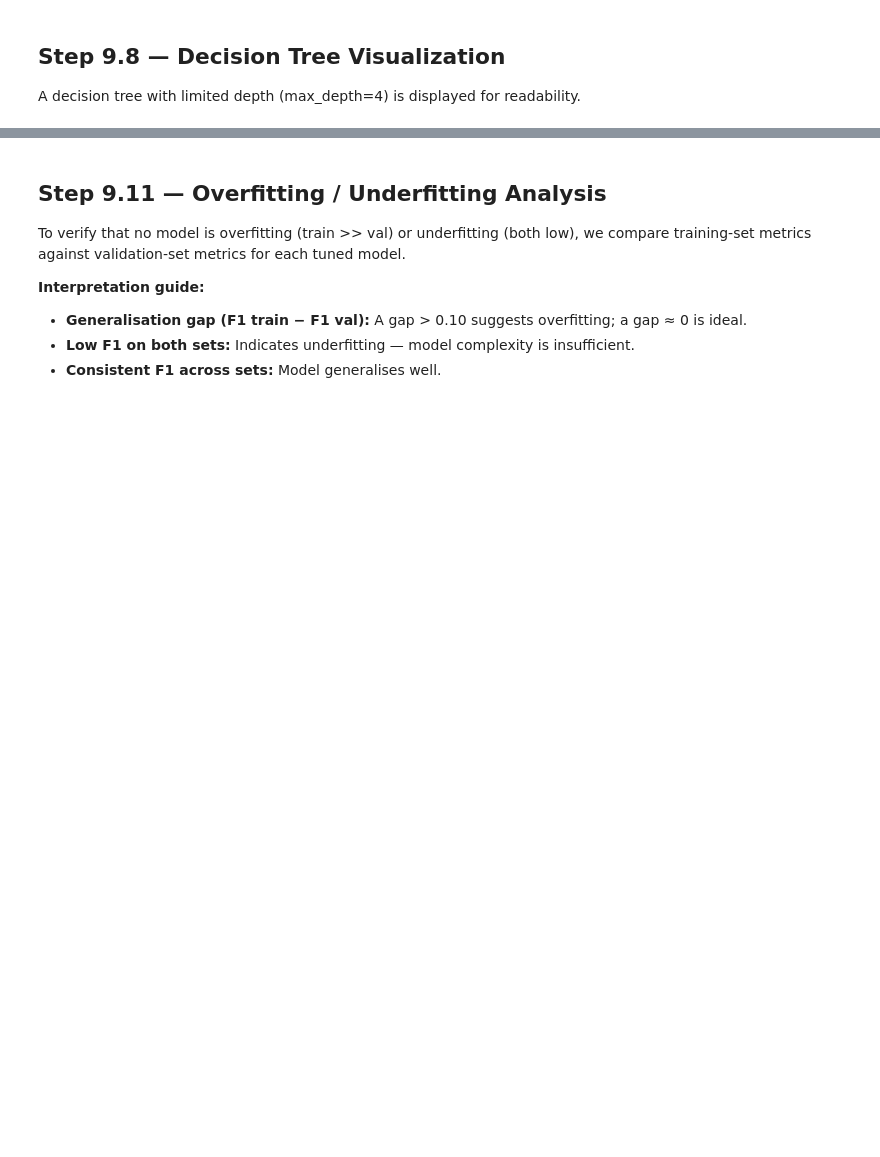
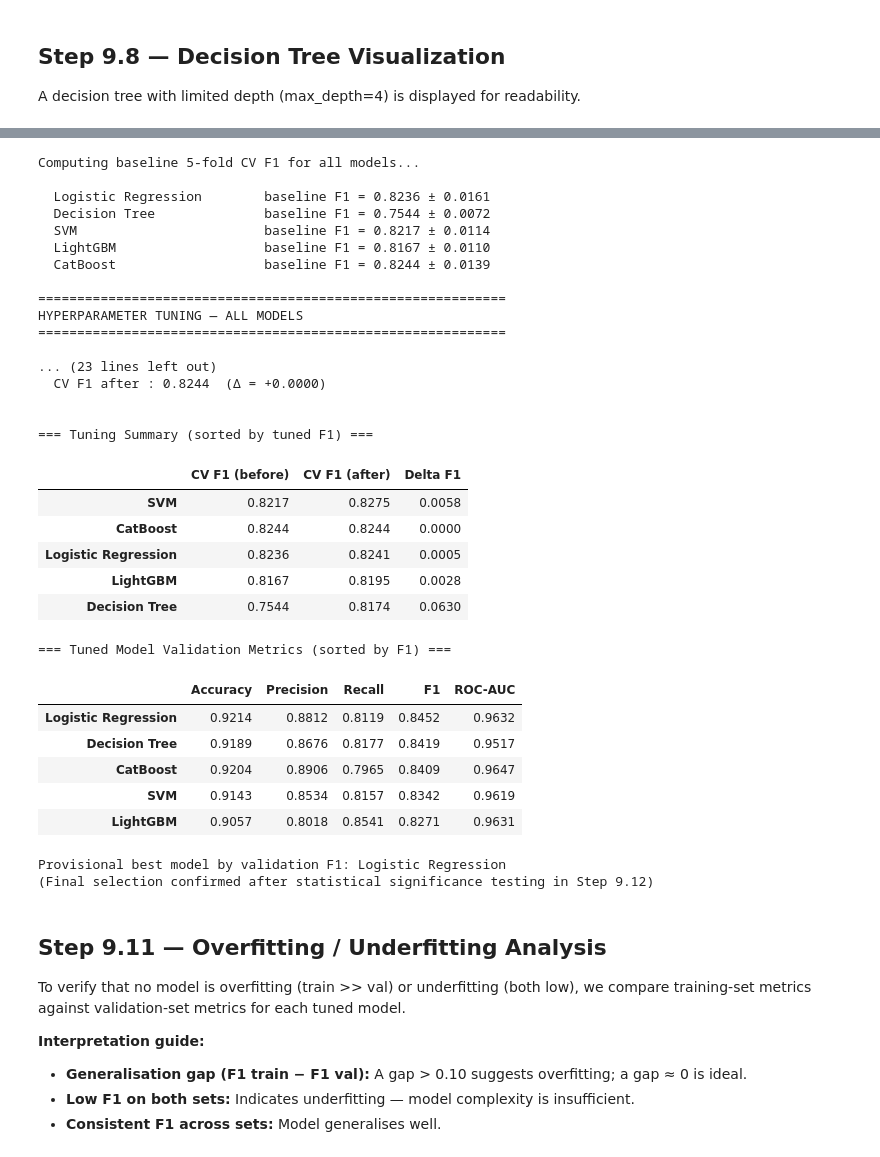
Before and after one commit to NoamFrei/DMDV_Final_Project, a Jupyter notebook: Classification_Section9_improved.ipynb, the cells around one changed output, grey strips where cells are left out. Cells and saved outputs as stored; diff of their text form; code cells hidden in the pictures; blank space fills up the shorter version.

```diff
--- a/Classification_Section9_improved.ipynb
+++ b/Classification_Section9_improved.ipynb
@@ -600,7 +595,7 @@ cv_tune = StratifiedKFold(n_splits=5, shuffle=True, random_state=RANDOM_SEED)
 
 # Parameter grids.
 # Pipeline models use 'clf__' prefix for the classifier's parameters.
-# XGBoost, LightGBM, CatBoost grids are added conditionally.
+# LightGBM and CatBoost grids are added conditionally.
 param_grids = {
     'Logistic Regression': {
         'clf__C'       : [0.01, 0.1, 1, 10, 100],
@@ -613,42 +608,12 @@ param_grids = {
         'min_samples_split': [2, 5, 10],
         'criterion'        : ['gini', 'entropy'],
     },
-    'Random Forest': {
-        'n_estimators'    : [100, 300],
-        'max_depth'       : [10, 20, None],
-        'min_samples_leaf': [1, 5],
-    },
-    'Naive Bayes': {
-        'clf__var_smoothing': [1e-9, 1e-7, 1e-5, 1e-3],
-    },
     'SVM': {
         'clf__C'     : [0.1, 1, 10],
         'clf__kernel': ['rbf', 'linear'],
         'clf__gamma' : ['scale', 'auto'],
     },
-    'KNN': {
-        'clf__n_neighbors': [5, 7, 11, 15],
-        'clf__weights'    : ['uniform', 'distance'],
-    },
-    'Extra Trees': {
-        'n_estimators'    : [100, 300],
-        'max_depth'       : [10, 20, None],
-        'min_samples_leaf': [1, 2],
-    },
-    'HistGradientBoosting': {
-        'max_iter'      : [200, 300],
-        'max_leaf_nodes': [31, 63],
-        'learning_rate' : [0.05, 0.1],
-    },
 }
-
-if XGB_AVAILABLE:
-    param_grids['XGBoost'] = {
-        'n_estimators'  : [200, 400],
-        'learning_rate' : [0.05, 0.1],
-        'max_depth'     : [4, 6, 8],
-        'subsample'     : [0.8, 1.0],
-    }
 
 if LGBM_AVAILABLE:
     param_grids['LightGBM'] = {
@@ -713,33 +678,66 @@ for name, model in models.items():
     print(f'  CV F1 before: {baseline_f1[name]:.4f}')
     print(f'  CV F1 after : {gs.best_score_:.4f}  (Δ = {delta:+.4f})')
 
 # ── Summary table ──────────────────────────────────────────────────────────────
 tuning_df = pd.DataFrame(tuning_results).T
 print('\n\n=== Tuning Summary (sorted by tuned F1) ===')
 display(tuning_df.sort_values('CV F1 (after)', ascending=False).round(4))
 
 # ── Evaluate tuned models on validation set ────────────────────────────────────
 tuned_val_results = {}
 for name, model in tuned_models.items():
     model.fit(X_train, y_train)
     y_pred  = model.predict(X_val)
     y_proba = model.predict_proba(X_val)[:, 1] if hasattr(model, 'predict_proba') else None
     tuned_val_results[name] = {
         'Accuracy' : accuracy_score(y_val, y_pred),
         'Precision': precision_score(y_val, y_pred, zero_division=0),
         'Recall'   : recall_score(y_val, y_pred, zero_division=0),
         'F1'       : f1_score(y_val, y_pred, zero_division=0),
         'ROC-AUC'  : roc_auc_score(y_val, y_proba) if y_proba is not None else float('nan'),
     }
 
 tuned_val_df = pd.DataFrame(tuned_val_results).T.round(4)
 print('\n=== Tuned Model Validation Metrics (sorted by F1) ===')
 display(tuned_val_df.sort_values('F1', ascending=False))
 
 best_model_name  = tuned_val_df['F1'].idxmax()
 best_model_tuned = tuned_models[best_model_name]
 print(f'\nProvisional best model by validation F1: {best_model_name}')
 print('(Final selection confirmed after statistical significance testing in Step 9.12)')
+# %% [output]
+Computing baseline 5-fold CV F1 for all models...
+
+  Logistic Regression        baseline F1 = 0.8236 ± 0.0161
+  Decision Tree              baseline F1 = 0.7544 ± 0.0072
+  SVM                        baseline F1 = 0.8217 ± 0.0114
+  LightGBM                   baseline F1 = 0.8167 ± 0.0110
+  CatBoost                   baseline F1 = 0.8244 ± 0.0139
+
+============================================================
+HYPERPARAMETER TUNING — ALL MODELS
+============================================================
+
+... (23 lines left out)
+  CV F1 after : 0.8244  (Δ = +0.0000)
+
+
+=== Tuning Summary (sorted by tuned F1) ===
+|  | CV F1 (before) | CV F1 (after) | Delta F1 |
+| SVM | 0.8217 | 0.8275 | 0.0058 |
+| CatBoost | 0.8244 | 0.8244 | 0.0000 |
+| Logistic Regression | 0.8236 | 0.8241 | 0.0005 |
+| LightGBM | 0.8167 | 0.8195 | 0.0028 |
+| Decision Tree | 0.7544 | 0.8174 | 0.0630 |
+=== Tuned Model Validation Metrics (sorted by F1) ===
+|  | Accuracy | Precision | Recall | F1 | ROC-AUC |
+| Logistic Regression | 0.9214 | 0.8812 | 0.8119 | 0.8452 | 0.9632 |
+| Decision Tree | 0.9189 | 0.8676 | 0.8177 | 0.8419 | 0.9517 |
+| CatBoost | 0.9204 | 0.8906 | 0.7965 | 0.8409 | 0.9647 |
+| SVM | 0.9143 | 0.8534 | 0.8157 | 0.8342 | 0.9619 |
+| LightGBM | 0.9057 | 0.8018 | 0.8541 | 0.8271 | 0.9631 |
+Provisional best model by validation F1: Logistic Regression
+(Final selection confirmed after statistical significance testing in Step 9.12)
 # %% [markdown]
 ## Step 9.11 — Overfitting / Underfitting Analysis
 
```
Also changed, not shown: parts of 35 cells of this notebook, 1 other file.
